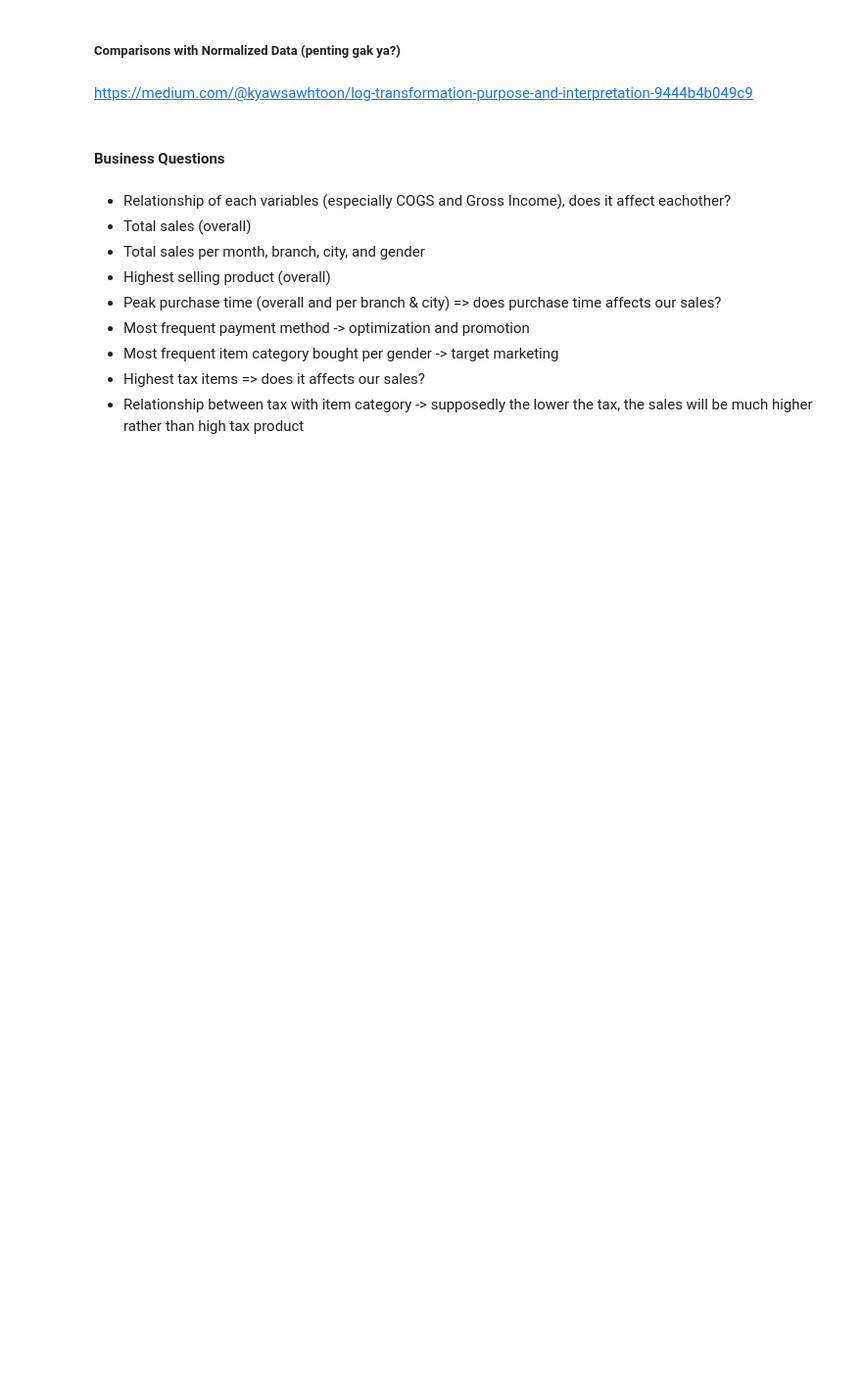
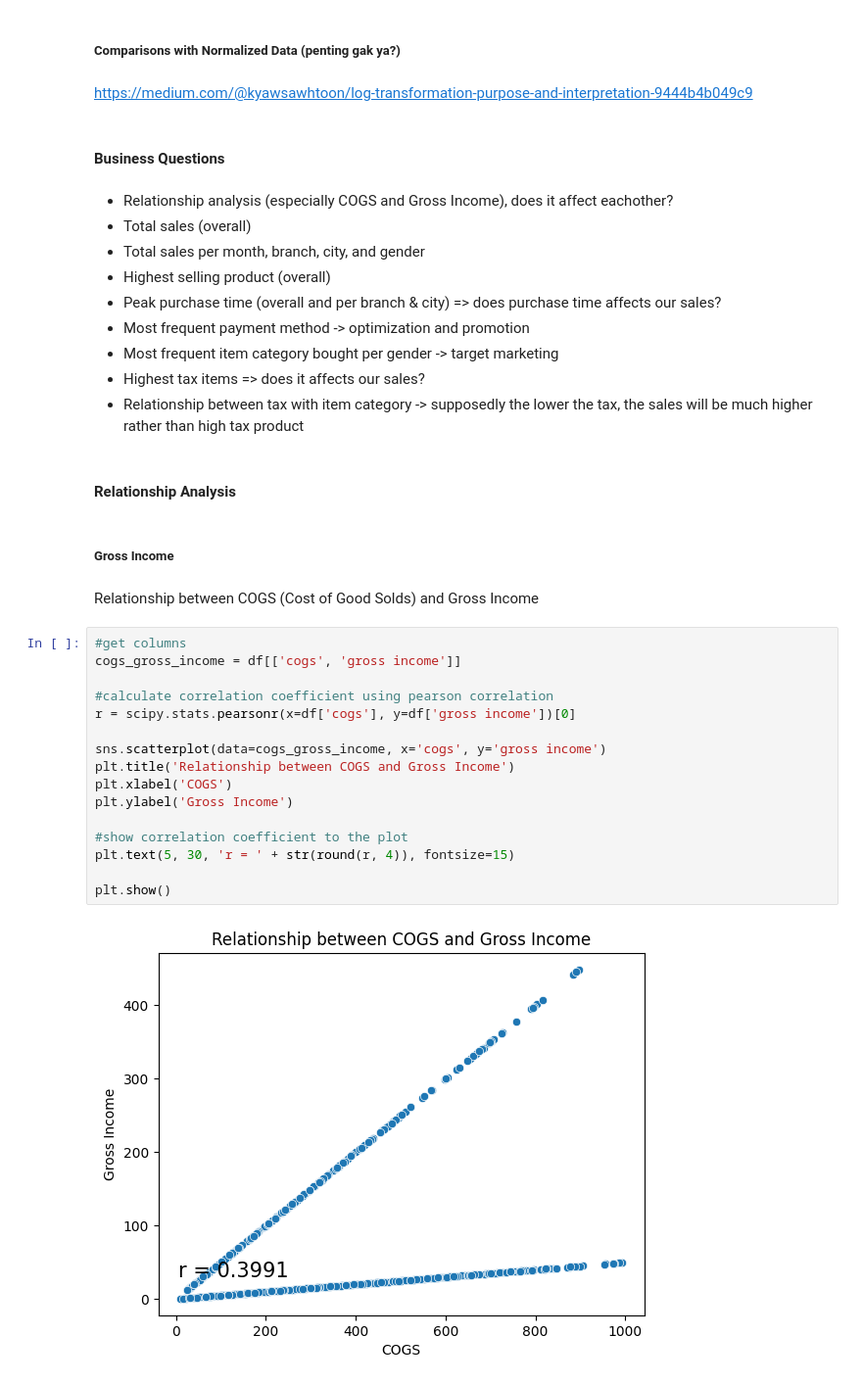
Before and after one commit to rzkybagaskara/Week4_DataAnalyst_IO, a Jupyter notebook: Week4_IO.ipynb, the cells around one changed output. Shown at 98% size. Drawn from its saved outputs; the diff is of its cells as text; blank space fills up the shorter version.

Commit message:
relationship analysis

```diff
--- a/Week4_IO.ipynb
+++ b/Week4_IO.ipynb
@@ -202,7 +255,7 @@ https://medium.com/@kyawsawhtoon/log-transformation-purpose-and-interpretation-9
 # %% [markdown]
 #### Business Questions
 # %% [markdown]
-- Relationship of each variables (especially COGS and Gross Income), does it affect eachother?
+- Relationship analysis (especially COGS and Gross Income), does it affect eachother?
 - Total sales (overall)
 - Total sales per month, branch, city, and gender
 - Highest selling product (overall)
@@ -211,3 +264,27 @@ https://medium.com/@kyawsawhtoon/log-transformation-purpose-and-interpretation-9
 - Most frequent item category bought per gender -> target marketing
 - Highest tax items => does it affects our sales?
 - Relationship between tax with item category -> supposedly the lower the tax, the sales will be much higher rather than high tax product
+# %% [markdown]
+#### Relationship Analysis
+# %% [markdown]
+##### Gross Income
+# %% [markdown]
+Relationship between COGS (Cost of Good Solds) and Gross Income
+# %%
+#get columns
+cogs_gross_income = df[['cogs', 'gross income']]
+
+#calculate correlation coefficient using pearson correlation
+r = scipy.stats.pearsonr(x=df['cogs'], y=df['gross income'])[0]
+
+sns.scatterplot(data=cogs_gross_income, x='cogs', y='gross income')
+plt.title('Relationship between COGS and Gross Income')
+plt.xlabel('COGS')
+plt.ylabel('Gross Income')
+
+#show correlation coefficient to the plot
+plt.text(5, 30, 'r = ' + str(round(r, 4)), fontsize=15)
+
+plt.show()
+# %% [output]
+[figure, added]
```
Also changed, not shown: parts of 40 cells of this notebook.
